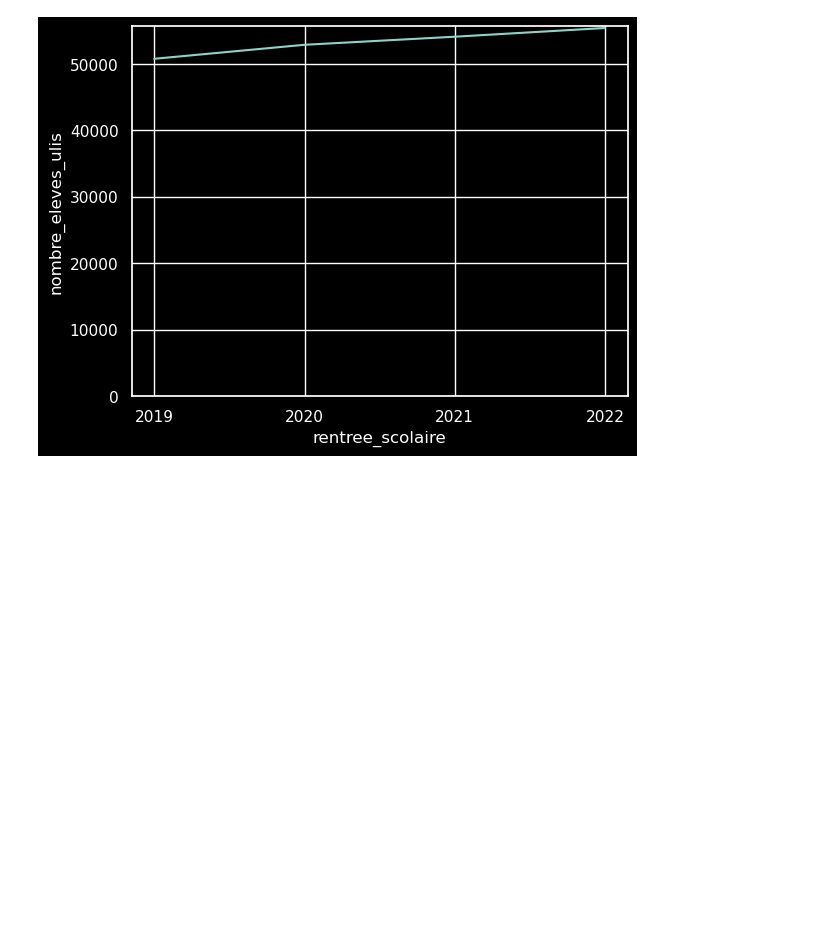
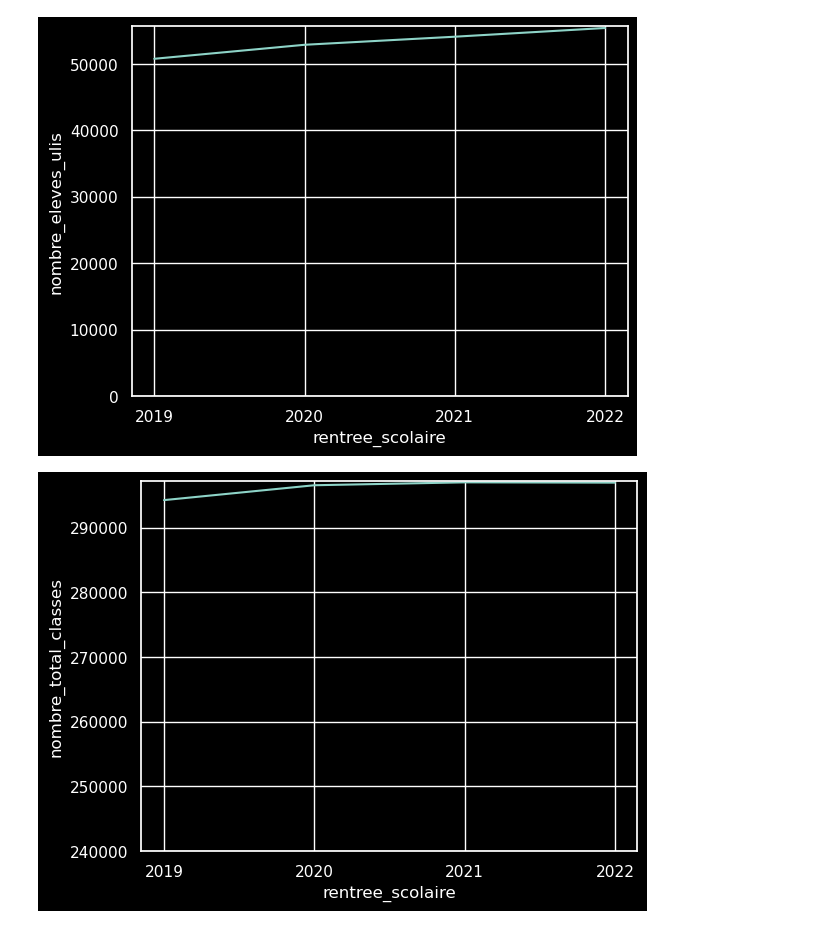
Before and after one commit to barrmath/data_educ, a Jupyter notebook: nettoyage_et_analyse.ipynb, the cells around one changed output. Saved outputs shown, nothing was run; the diff lists cells and outputs as text; code cells hidden in the pictures; blank space fills up the shorter version.

```diff
--- a/nettoyage_et_analyse.ipynb
+++ b/nettoyage_et_analyse.ipynb
@@ -218,3 +221,11 @@ ax.set_ylim(0)
 plt.show()
 # %% [output]
 [figure]
+# %%
+fig,ax = plt.subplots()
+sns.lineplot(data=france_ecole,x='rentree_scolaire',y='nombre_total_classes',ax=ax)
+ax.xaxis.set_major_locator(MaxNLocator(integer=True))
+ax.set_ylim(240000)
+plt.show()
+# %% [output]
+[figure, added]
```
Also changed, not shown: parts of 5 cells of this notebook.
